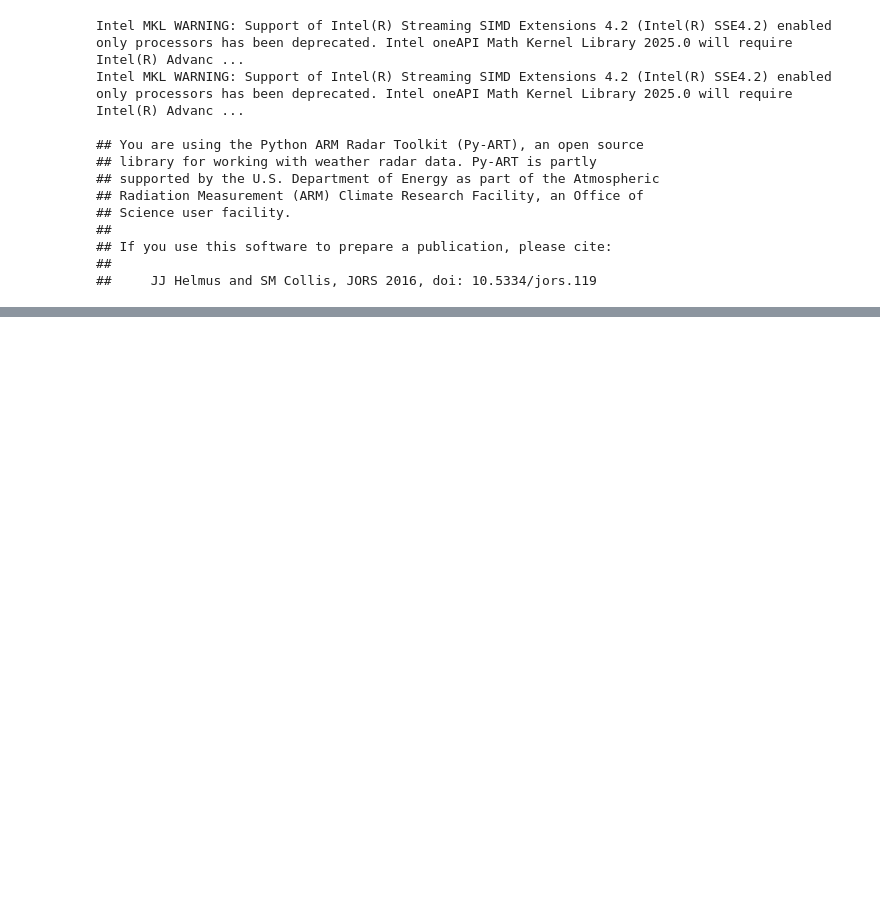
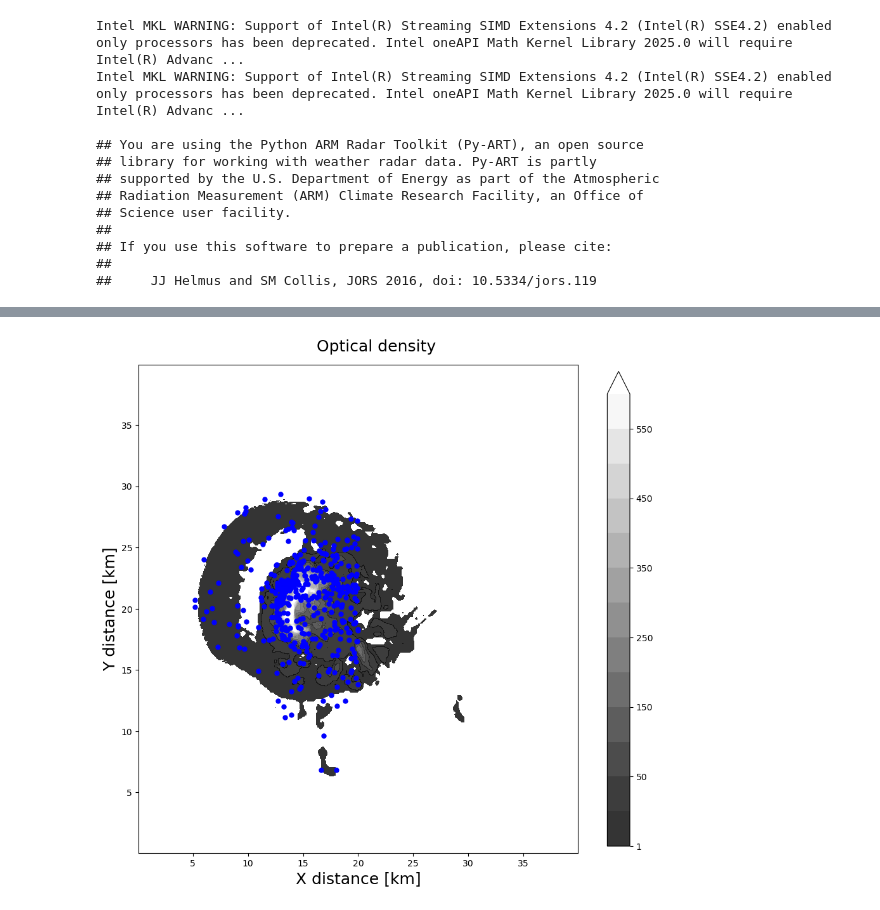
Before and after one commit to kelcyno/PYMC, a Jupyter notebook: KNB_mc_model_3dCOMMAS.ipynb, the cells around one changed output, grey strips where cells are left out. Cells and saved outputs as stored; diff of their text form; code cells hidden in the pictures; blank space fills up the shorter version.

```diff
--- a/KNB_mc_model_3dCOMMAS.ipynb
+++ b/KNB_mc_model_3dCOMMAS.ipynb
@@ -704,62 +629,57 @@ plt.show()
-# %%
-data = xr.open_dataset('/Volumes/Extreme SSD/DATA/ropesville125m/KTAL071015B_30s.002490.nc')
+# %%
+MFP = np.reshape(LAM_arr, [160,320,320])
+arr = np.zeros([320,320])
+mfp2d =np.zeros([320,320])
+
+for j in np.arange(320): #y
+    for i in np.arange(320): #x
+        arr[j,i] =125.*(len(np.where(MFP[:,j,i] <=200.)[0]))
+        p = np.where(MFP[:,j,i]<=200.)
+        # mfp2d[i,j] = 70.44#np.nanmean(MFP[p,i,j])
+        mfp2d[j,i] = np.nanmedian(MFP[p,j,i])
+tau = (arr/mfp2d)
 # %%
-# out #= out5
+
 maxrefl = data['DBZ'].max(axis=1)
-mean_mfp = MFP.mean(axis = 0)
+# mean_mfp = MFP.mean(axis = 0)
 frame = 0
 
-# ref_levels = [5,10,15,20,25,30,35,40,45,50,55,60,65,70,75]
-ref_levels = [10,20,30,40,50,60,70,80]
+ref_levels = [5,10,15,20,25,30,35,40,45,50,55,60,65,70,75]
 
 photon_levels=[1,3,5,10,20,30,40,50,60,70,80,90,100]
-# photon_levels = [1,2,5,10,25,40,65,80,90,125,150,200,350,500]
-# photon_levels = [0.005,0.01,0.025,0.05,0.075,0.1,0.25,0.5,0.75,1,1.5,2,2.5,3,3.5,4,4.5,5]
-photon_levels = [0.1,0.25,0.5,0.75,1,1.5,2,2.5,3,3.5,4,4.5,5,6,7,8,9,10]
 
 lambda_levels = [1,2,3,5,10,15,25,50,75,100,150,200,350,500,600,800,1000]
 tau_levels = [1,10,50,100,150,200,250,300,350,400,450,500,550,600]
-# lambda_levels = [1,2,3,5,10,15,20,25,30,35,40,45,50,55,60,65,70,75,80,85,90,95,100,125,150,175,200]#25,50,75,100]#,350,500,600,800,1000]
+lambda_levels = [1,2,3,5,10,15,20,25,30,35,40,45,50,55,60,65,70,75,80,85,90,95,100,125,150,175,200]#25,50,75,100]#,350,500,600,800,1000]
+tau_levels = [1,10,50,100,150,200,250,300,350,400,450,500,550,600]
 
 fig, ax = plt.subplots(figsize=(10,10))
 
 refl = maxrefl[0,:,:]#maxrefl[frame,:,:]
 # fig.suptitle(str(end))
-y_mesh, x_mesh = np.meshgrid(profile_in['x'],profile_in['x'])
-ymesh2,xmesh2=np.meshgrid(xedges[0:80],yedges[0:80])
+# fig.suptitle('Light escaping the cloud (%), and 10cm simulated radar reflectivity', fontsize=18,y=0.92)
+fig.suptitle('Optical density', fontsize=18,y=0.92)
+# x_mesh, y_mesh = np.meshgrid(profile_in['x'],profile_in['y'])
+y_mesh, x_mesh = np.meshgrid(profile_in['y'],profile_in['x'])
+# ymesh2,xmesh2=np.meshgrid(xedges[0:80],yedges[0:80])
 
-# refplt = ax.contour(y_mesh,x_mesh, refl, extend = 'max',levels = ref_levels,cmap='gist_gray',origin = 'lower', vmin=-24, vmax=72, alpha = 1.0)#,extent = [0,-10000,-20000,-10000])
-
-# refplt = ax.contour(y_mesh,x_mesh, refl, extend = 'max',levels = ref_levels,cmap='pyart_LangRainbow12',origin = 'lower', vmin=-24, vmax=72, alpha = 1.0)#,extent = [0,-10000,-20000,-10000])
-# refplt = ax.contourf(y_mesh,x_mesh, tau, extend = 'max',levels = tau_levels,cmap='gist_gray',origin = 'lower', alpha = 0.8)#,extent = [0,-10000,-20000,-10000])
-
-# fig.colorbar(refplt,fraction=0.046, pad=0.04)
-
-# refplt2 = ax.contourf(ymesh2, xmesh2, heatmap5, extend = 'max',cmap='Greys_r',levels = photon_levels,origin = 'lower',vmin=1)#,extent = [0,-10000,-20000,-10000])
-# refplt2 = ax.contourf(y_mesh, x_mesh, data['QC'].max(axis=1)[0,:,:]*1000, extend = 'max',cmap='Greys_r',alpha = 1.0,origin = 'lower',levels = lambda_levels)#,extent = [0,-10000,-20000,-10000])
-# refplt3 = ax.contourf(ymesh2, xmesh2, (heatmap/50000.)*100, extend = 'max',cmap='gist_heat_r',levels = photon_levels,alpha=0.9,origin = 'lower',vmin=1)#,extent = [0,-10000,-20000,-10000])
-refplt3 = ax.contourf(y_mesh, x_mesh, mean_mfp, extend = 'max',cmap='Greys_r',alpha = 1.0,origin = 'lower',levels = lambda_levels)#,extent = [0,-10000,-20000,-10000])
+# refplt = ax.contourf(y_mesh/1e3,x_mesh/1e3, refl, extend = 'max',levels = ref_levels,cmap='pyart_LangRainbow12',origin = 'lower', vmin=-24, vmax=72, alpha = 0.9)#,extent = [0,-10000,-20000,-10000])
+tauplt = ax.contourf(y_mesh/1e3,x_mesh/1e3, tau, extend = 'max',levels = tau_levels,cmap='gist_gray',origin = 'lower',alpha = 0.8)#,extent = [0,-10000,-20000,-10000])
+fig.colorbar(tauplt,fraction=0.046, pad=0.06)
 
 
-# test = (np.reshape(LAM_arr,[160,320,320]))
-# LAMreshape = test[32,:,:]
-# mask = np.where(LAMreshape < 200)
-# pt2 = ax.scatter(data['YC'][mask[1]],data['XC'][mask[0]],marker = '*', color = 'black')
-
-# mask = np.where(LAMreshape < 15)
-# # pt2 = ax.scatter(data['YC'][mask[1]],data['XC'][mask[0]],marker = '*', color = 'blue')
-# fig.colorbar(refplt2,fraction=0.046, pad=0.04)
-fig.colorbar(refplt3,fraction=0.05, pad=0.04)
-
-origin = [5e3,22e3,17e3]
-pt2 = ax.scatter(17e3,22e3,marker = 'o' ,color = 'red',s = 25.0)
-
+origin = [5e3,21e3,15e3]
+# pt3 = ax.scatter(origin[2]/1e3,origin[1]/1e3,marker = 'o' ,color = 'blue',s = 45.0)
+for i,val in enumerate(out[:,-1]):
+    ax.scatter(out[i,3]/1e3,out[i,4]/1e3,marker = 'o' ,color = 'blue',s = 25.0)
+ax.set_xlabel('X distance [km]',fontsize = 18)
+ax.set_ylabel('Y distance [km]',fontsize = 18)
 # ax.scatter(out[:,0], out[:,1], out[:,2])
-# ax.set_xlim(0, 140)
-# ax.set_ylim(0, 140)
-# ax.set_zlim(18e3, 0.)
+# ax.set_ylim(0,15)
+# ax.set_xlim(3,35)
+# ax.set_xlim(3,35)
+# ax.set_ylim(3,33)
 plt.show()
-# fig.suptitle('Light escaping the cloud (percentage)', fontsize=16,y=0.92)
-savedir = "/Users/kelcy/PYTHON/KNB_PYMC/github/"
-# fig.savefig(savedir+'Light_emitted_percentage_heterogeneous.pdf',format = 'pdf',dpi=1200)
+savedir = ""
+# fig.savefig(savedir+'tau_20250331.pdf',format = 'pdf',dpi=1200)
 # %% [output]
@@ -767,2 +686,3 @@ AttributeError: 'numpy.ndarray' object has no attribute 'nanmean'
+[figure, added]
 # %%
 #Evaluate the time delay the photons experienced between emission and exiting the cloud or absorption
```
Also changed, not shown: parts of 14 cells of this notebook, 3 other files.
